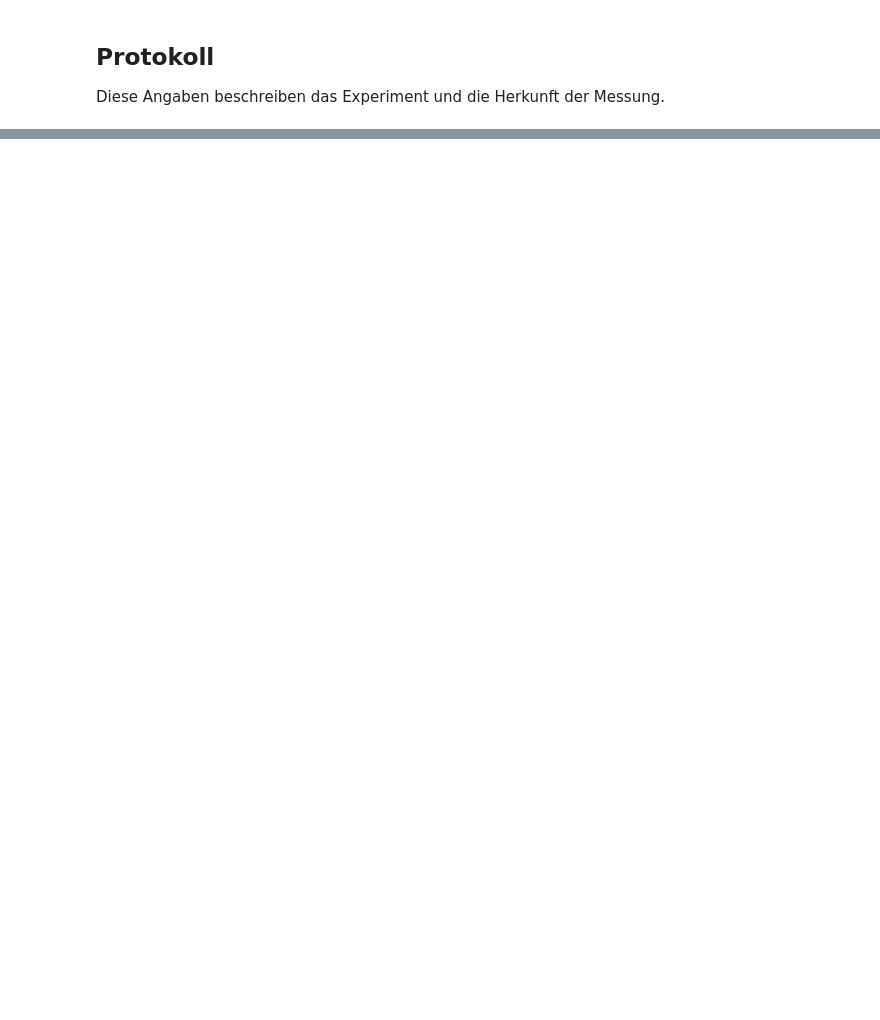
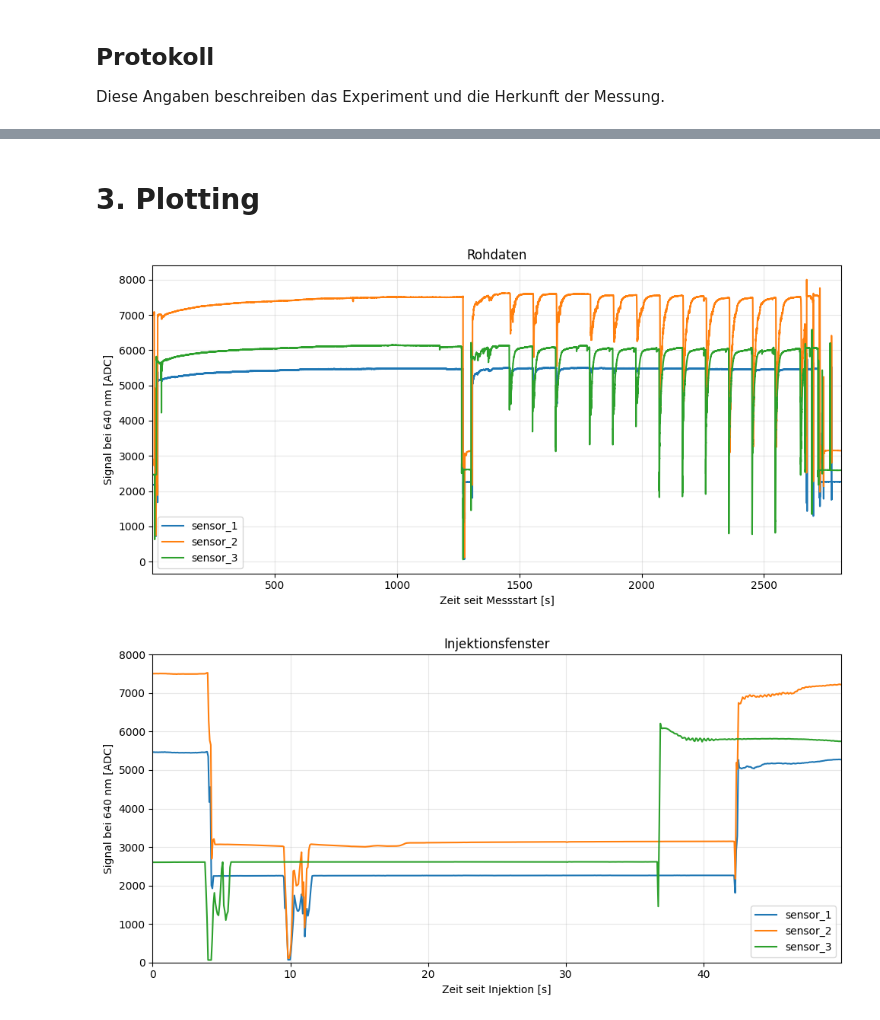
Before and after one commit to Lukro-fhdo/Dynano, a Jupyter notebook: notebooks/test_sensor_pipeline.ipynb, the cells around one changed output, grey strips where cells are left out. Cells and saved outputs as stored; diff of their text form; code cells hidden in the pictures; blank space fills up the shorter version.

Commit message:
refactor Step 5: analysis

```diff
--- a/notebooks/test_sensor_pipeline.ipynb
+++ b/notebooks/test_sensor_pipeline.ipynb
@@ -73,0 +172,9 @@ Das ist ein Importvergleich für ein Experiment, kein Test der gesamten Auswertu
+# %%
+
+
+preroll_s = 0.0 #seconds
+window_s = 50.0 #seconds
+
+sensor_clipped = select_time_window(synced_sensors, preroll_s, window_s)
+
+sensor_clipped["sensor_1"]["time_s"].agg(["min", "max", "count"])
@@ -73,0 +186,9 @@ Das ist ein Importvergleich für ein Experiment, kein Test der gesamten Auswertu
+# %%
+synced_markers[["time_s", "label"]]
+
+marker_index = 5
+start_s = synced_markers.loc[marker_index, "time_s"]
+
+sensor_clipped = select_time_window(synced_sensors, start_s, window_s)
+
+sensor_clipped["sensor_1"]["time_s"].agg(["min", "max", "count"])
@@ -73,0 +217,27 @@ Das ist ein Importvergleich für ein Experiment, kein Test der gesamten Auswertu
+# %% [markdown]
+# 3. Plotting
+# %%
+from src.spectral_sensor.plotting import plot_timeseries
+
+fig, ax = plot_timeseries(
+    synced_sensors,
+    time_column="time_s",
+    signal_column=str(wavelength_nm),
+    xlabel="Zeit seit Messstart [s]",
+    ylabel=f"Signal bei {wavelength_nm} nm [ADC]",
+    title="Rohdaten",
+)
+Step_6 = sensor_clipped["sensor_1"]["time_from_start_s"]
+fig, ax = plot_timeseries(
+    sensor_clipped,
+    time_column="time_from_start_s",
+    signal_column=str(wavelength_nm),
+    xlabel="Zeit seit Injektion [s]",
+    ylabel=f"Signal bei {wavelength_nm} nm [ADC]",
+    title="Injektionsfenster",
+)
+ax.set_ylim(0, 8000)
+fig.savefig("rohdaten.png", dpi=300)
+# %% [output]
+[figure, added]
+[figure, added]
```
Also changed, not shown: parts of 23 cells of this notebook, 6 other files.
